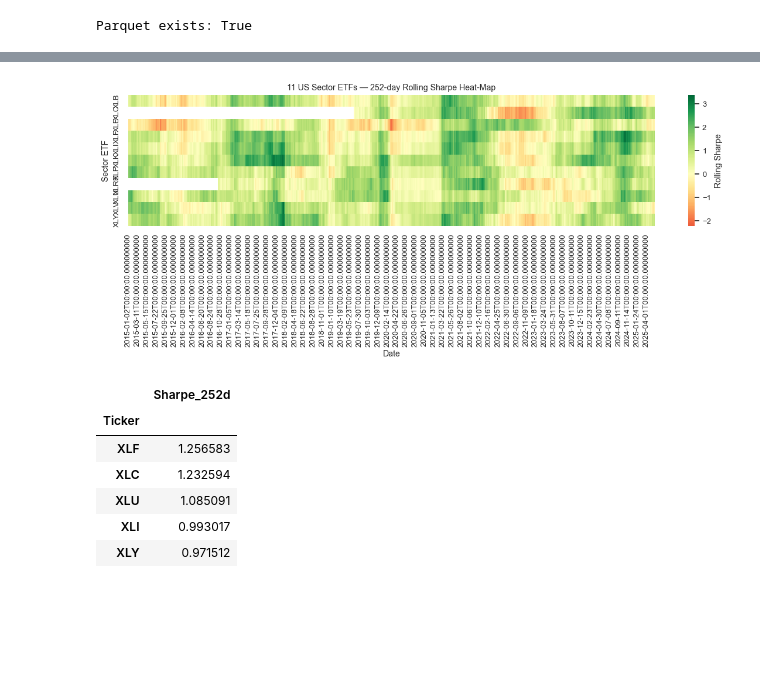
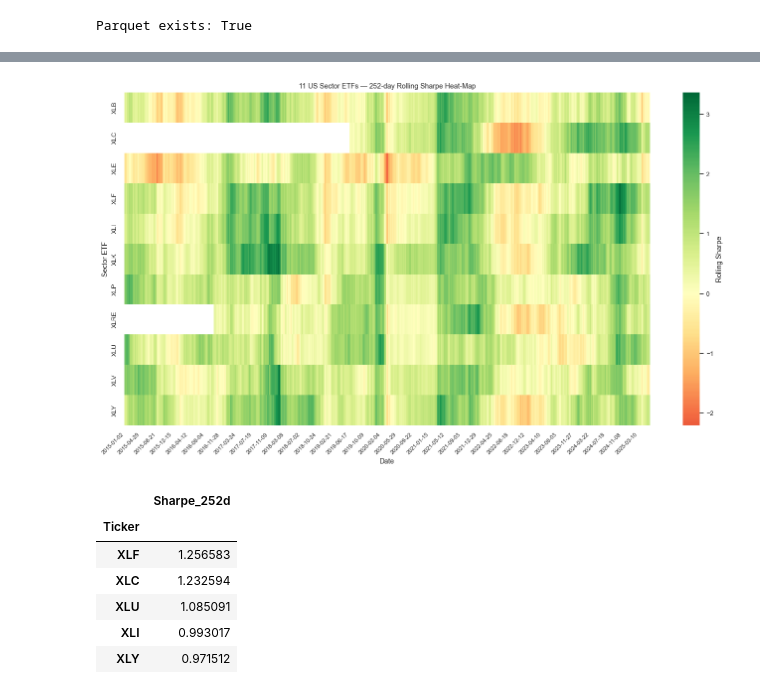
Before and after one commit to lucasdurann/quant-summer-2025, a Jupyter notebook: notebooks/03_sector_dashboard.ipynb, the cells around one changed output, grey strips where cells are left out. Cells and saved outputs as stored; diff of their text form; code cells hidden in the pictures; blank space fills up the shorter version.

```diff
--- a/notebooks/03_sector_dashboard.ipynb
+++ b/notebooks/03_sector_dashboard.ipynb
@@ -70,3 +71,6 @@ roll_sharpes.tail()
 | 2025-05-30 | -0.073296 | 1.177487 | -0.236220 | 1.230524 | 0.921744 | 0.390971 | 0.852766 | 0.923534 | 1.048734 | -0.277913 | 0.938741 |
 | 2025-06-02 | 0.029594 | 1.230377 | -0.114417 | 1.273198 | 0.988832 | 0.440753 | 0.912508 | 0.985005 | 1.144524 | -0.225471 | 0.973811 |
 | 2025-06-03 | 0.040343 | 1.232594 | -0.078662 | 1.256583 | 0.993017 | 0.566070 | 0.885635 | 0.887869 | 1.085091 | -0.213859 | 0.971512 |
+# %%
+roll_sharpes.index = pd.to_datetime(roll_sharpes.index)
+roll_sharpes.index
@@ -73,31 +86,43 @@ roll_sharpes.tail()
 # %%
 # 1) Create a new figure with a specified size
-plt.figure(figsize=(12, 5))
+plt.figure(figsize=(14, 8))
 
+data_to_plot = roll_sharpes.T
 # 2) Call seaborn.heatmap:
 #    - data = roll_sharpes.T (transpose so rows=sectors, cols=dates)
 #    - cmap="RdYlGn" is a red-yellow-green diverging palette
 #    - center=0 ensures that Sharpe=0 is the middle color of the palette
 #    - cbar_kws={"label": "Rolling Sharpe"} labels the colorbar
-sns.heatmap(
-    roll_sharpes.T,
+ax = sns.heatmap(
+    data_to_plot,
     cmap="RdYlGn",
     center=0,
     cbar_kws={"label": "Rolling Sharpe"}
 )
 
 # 3) Add a title and axis labels
-plt.title("11 US Sector ETFs — 252-day Rolling Sharpe Heat-Map")
-plt.xlabel("Date")
-plt.ylabel("Sector ETF")
+ax.set_title("11 US Sector ETFs — 252-day Rolling Sharpe Heat-Map")
+ax.set_xlabel("Date")
+ax.set_ylabel("Sector ETF")
 
-# 4) Tighten layout so labels don’t get cut off
+# 4) Manually pick a subset of “column‐indices” every N columns (e.g. every ~80 columns)
+n_cols = data_to_plot.shape[1]                  # total number of date‐columns
+step = 80                                       # roughly every 80 trading days ≈ 3–4 months
+positions = np.arange(0, n_cols, step)          # [0, 80, 160, 240, …]
+dates = data_to_plot.columns                    # this is a DatetimeIndex
+
+# 5) Convert those DatetimeIndex values into strings
+labels = [pd.to_datetime(d).strftime("%Y-%m-%d") for d in dates[positions]]
+
+# 6) Tell Matplotlib “put x‐ticks at those integer positions, label them with our date‐strings”
+ax.set_xticks(positions)
+ax.set_xticklabels(labels, rotation=45, ha="right", fontsize=8)
+
+# 7) Tidy up
 plt.tight_layout()
-
-# 5) (Optional) Show the plot in Jupyter
 plt.show()
 # %% [output]
-[figure, old version]
+[figure, new version]
 # %%
 # 1) Extract the last row (most recent date) of rolling Sharpe values
 latest_sharpe_series = roll_sharpes.iloc[-1]
```
Also changed, not shown: parts of 2 cells of this notebook, 4 other files.
